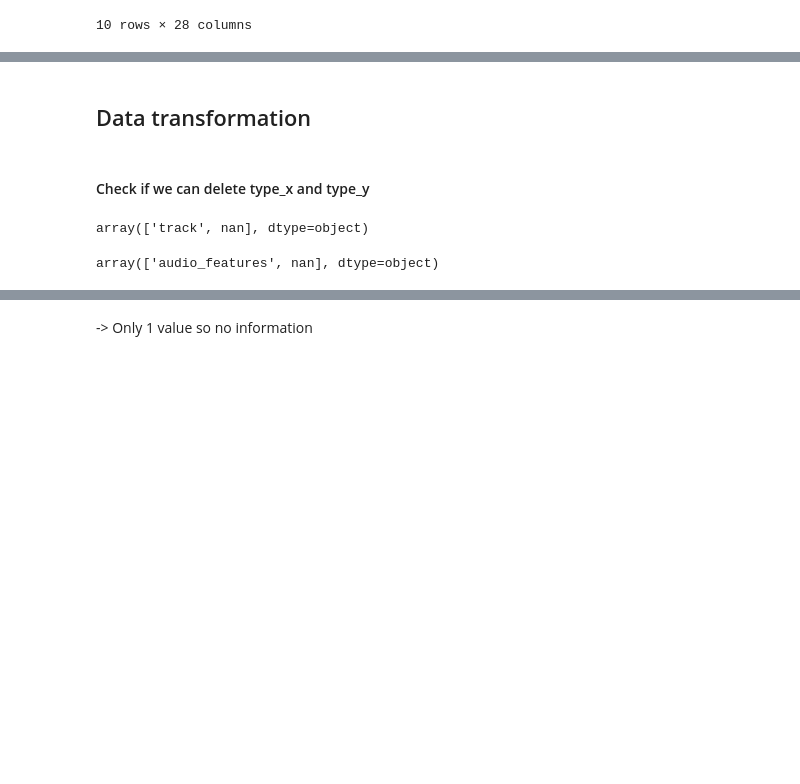
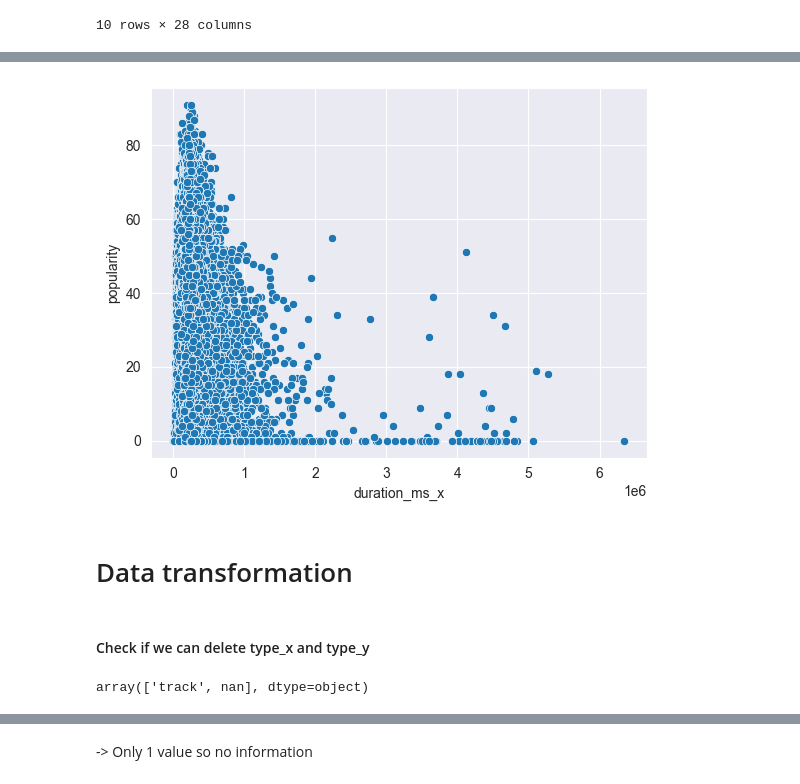
Before and after one commit to Florian-Dreyer/Spotify-Track-Popularity-Analyses, a Jupyter notebook: Popularity Prediction.ipynb, the cells around one changed output, grey strips where cells are left out. Saved outputs shown, nothing was run; the diff lists cells and outputs as text; code cells hidden in the pictures; blank space fills up the shorter version.

```diff
--- a/Popularity Prediction.ipynb
+++ b/Popularity Prediction.ipynb
@@ -83,12 +106,14 @@ plt.show()
+# %%
+sns.scatterplot(x=df["duration_ms_x"], y=df["popularity"])
+plt.show()
+# %% [output]
+[figure, added]
 # %% [markdown]
-## Data transformation
+# Data transformation
 # %% [markdown]
 #### Check if we can delete type_x and type_y
-# %%
-df["type_x"].unique()
-# %% [output]
-array(['track', nan], dtype=object)
-# %%
-df["type_y"].unique()
-# %% [output]
-array(['audio_features', nan], dtype=object)
+# %%
+df["type_x"].unique()
+# the documentation also says it just says the type (track)
+# %% [output]
+array(['track', nan], dtype=object)
```
Also changed, not shown: parts of 43 cells of this notebook.
